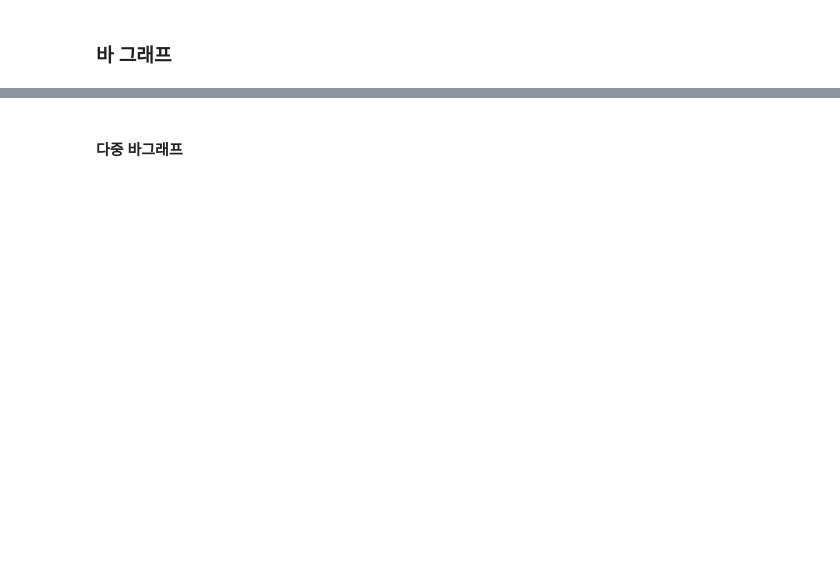
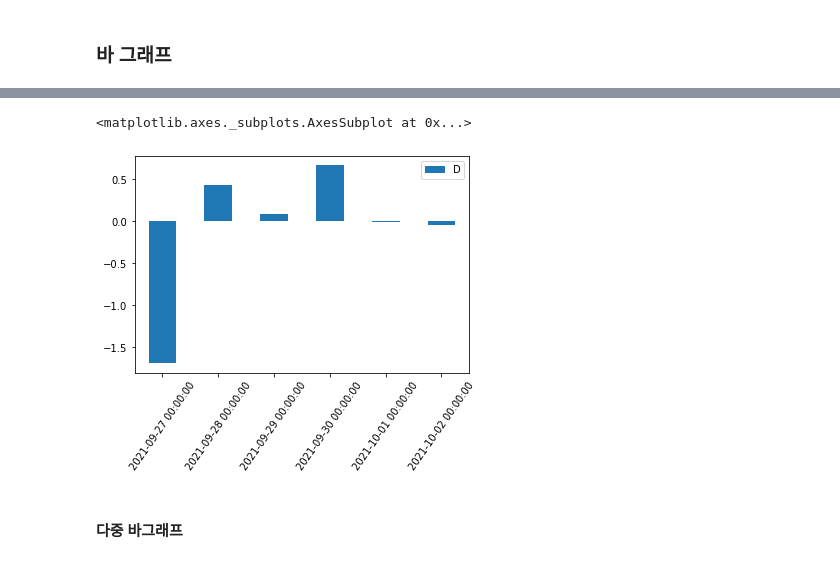
Before and after one commit to KTM001/PDM01, a Jupyter notebook: py-pandas/pandas_4_visualizing_df.ipynb, the cells around one changed output, grey strips where cells are left out. Cells and saved outputs as stored; diff of their text form; code cells hidden in the pictures; blank space fills up the shorter version.

```diff
--- a/py-pandas/pandas_4_visualizing_df.ipynb
+++ b/py-pandas/pandas_4_visualizing_df.ipynb
@@ -114,5 +131,8 @@ df['D'].plot.bar()
 # %%
-df.plot(kind='bar', y='D') #, rot=75)
+df.plot(kind='bar', y='D', rot=55) #, rot=75)
+# %% [output]
+<matplotlib.axes._subplots.AxesSubplot at 0x...>
+[figure, added]
 # %% [markdown]
 #### 다중 바그래프
 # %%
```
Also changed, not shown: parts of 25 cells of this notebook.
